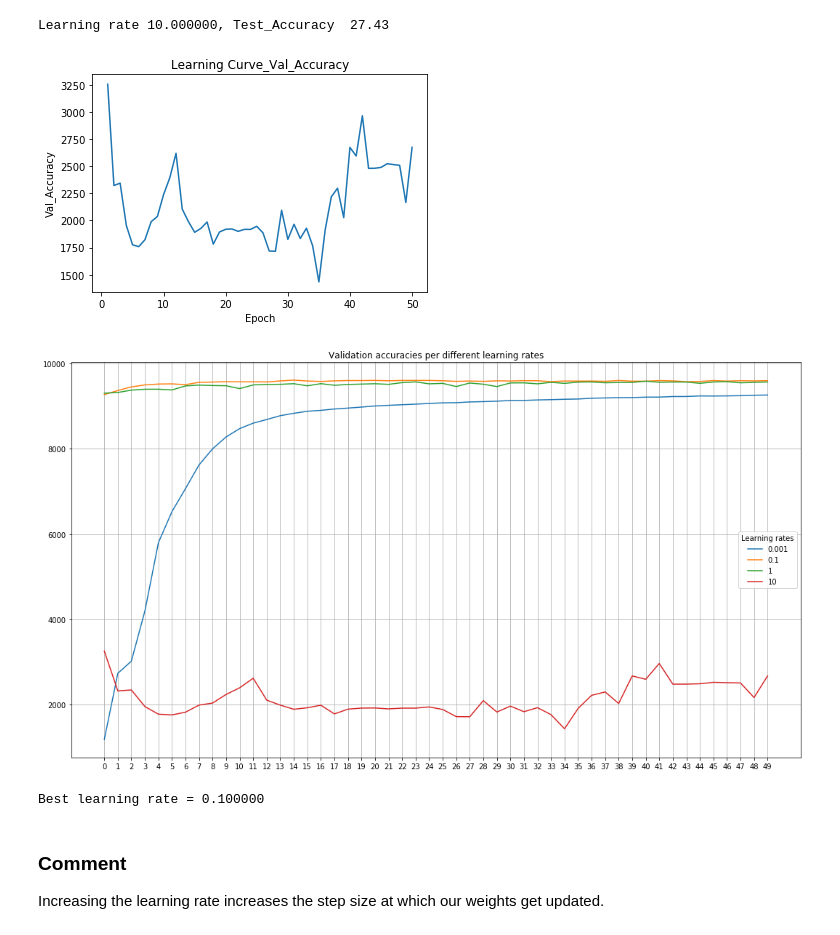
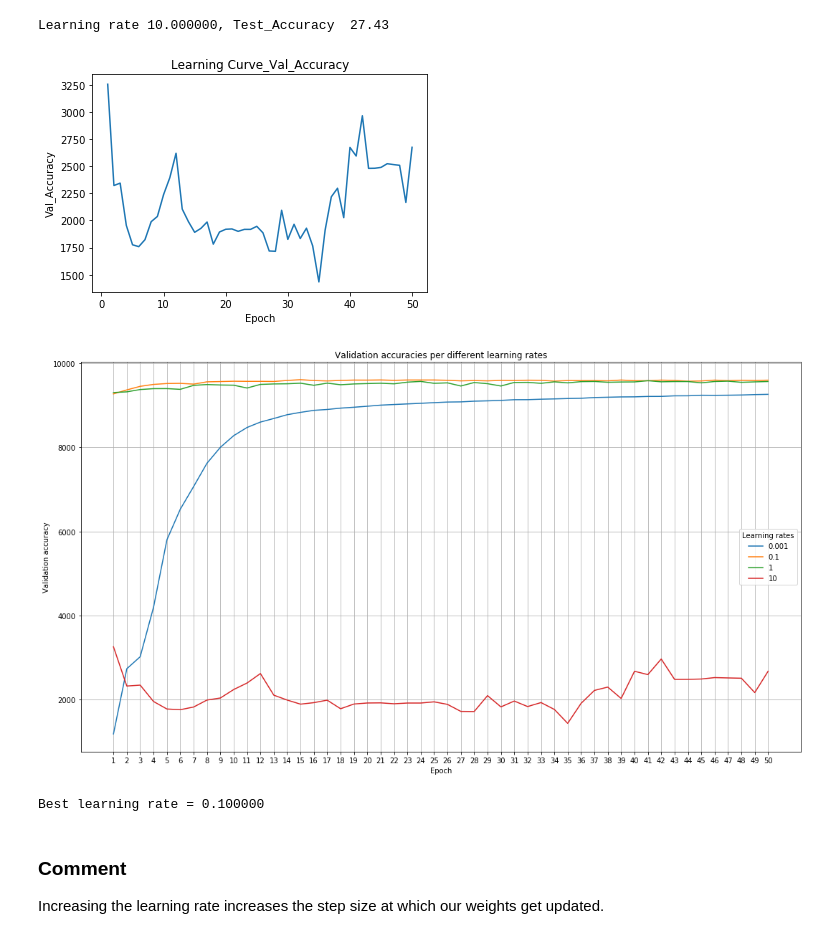
Before and after one commit to alegaballo/Deep-Learning, a Jupyter notebook: neural_networks/TP1-notebook.ipynb, the cells around one changed output. Saved outputs shown, nothing was run; the diff lists cells and outputs as text; code cells hidden in the pictures.

```diff
--- a/neural_networks/TP1-notebook.ipynb
+++ b/neural_networks/TP1-notebook.ipynb
@@ -409,27 +409,29 @@ Learning rate 10.000000, Test_Accuracy  27.43
 # %%
 plot_curve(range(1,my_mnist_net_3.iterations+1), val_accuracies_3, "Val_Accuracy")
 
 
 #plotting different validation accuracies in the same plot
-x = np.arange(0,50)
+x = np.arange(1,51)
 plt.figure(figsize=(18,10))
+plt.xlabel('Epoch')
+plt.ylabel('Validation accuracy')
 plt.title('Validation accuracies per different learning rates')
 plt.xticks(x)
 plt.grid()
 plt.plot(x,val_accuracies_1, label=0.001)
 plt.plot(x,val_accuracies, label=0.1)
 plt.plot(x,val_accuracies_2, label=1)
 plt.plot(x,val_accuracies_3, label=10)
 plt.legend(title="Learning rates")
 plt.show()
 
 rates = [0.1, 0.001, 1, 10]
 
 best_rate = rates[np.argmax(test_accuracy)]
 print("Best learning rate = %f" % (best_rate))
 # %% [output]
 [figure]
-[figure, old version]
+[figure, new version]
 Best learning rate = 0.100000
 # %% [markdown]
 <h3>Comment</h3>
```
Also changed, not shown: parts of 9 cells of this notebook, 4 other files.
